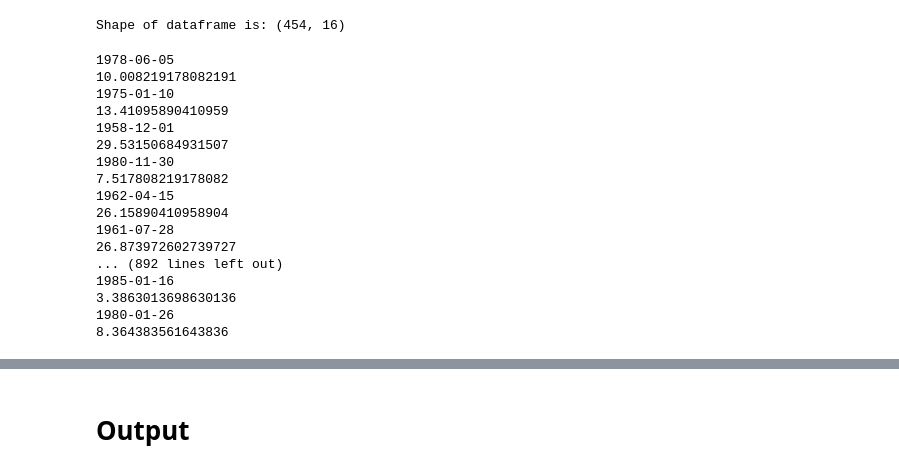
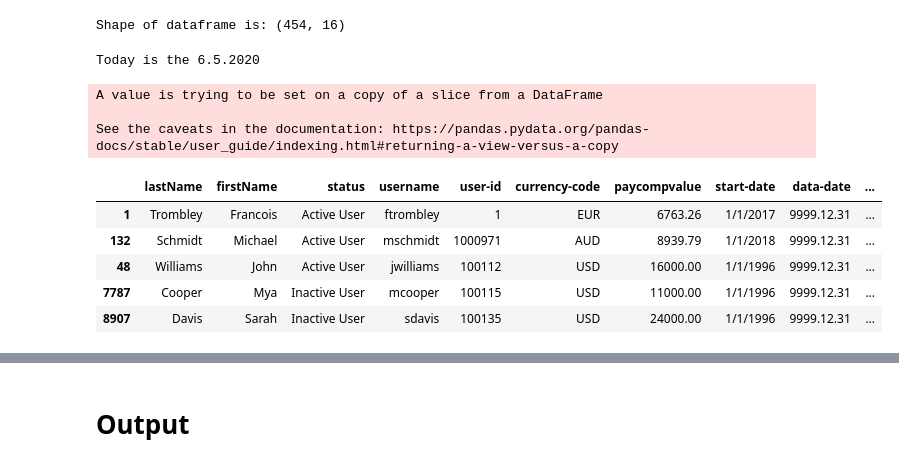
Before and after one commit to DimiDR/HRMachineLearning, a Jupyter notebook: SF_Data.ipynb, the cells around one changed output, grey strips where cells are left out. Drawn from its saved outputs; the diff is of its cells as text; code cells hidden in the pictures.

Commit message:
data clearing almost done

```diff
--- a/SF_Data.ipynb
+++ b/SF_Data.ipynb
@@ -111,34 +101,43 @@ df.drop(df[pd.isnull(df["date-of-birth"])].index, inplace=True)
 print("Shape of dataframe is: {}".format(df.shape))
 # %% [output]
 Shape of dataframe is: (454, 16)
+# %%
+#Set up todays day for further processing
+from datetime import datetime
+end_date = datetime.now()
+now_year = end_date.year
+now_month = end_date.month
+now_day = end_date.day
+print("Today is the {}.{}.{}".format(now_day, now_month, now_year ))
+# %% [output]
+Today is the 6.5.2020
 # %%
 import datetime
-# overwrite data-date with other date format for sorting
+df["left_at_age"] = ""
+
+# age when left the company
+# if still in the company then age now
 table = df["date-of-birth"].str.split(pat = "/")
+table_term = df["termination-date"].str.split(pat = "/")
 for i in df["date-of-birth"].index:
-    #s = pd.Series([table[i][2], table[i][0], table[i][1]]) # year, month, day
     birth_date = datetime.date(int(table[i][2]), int(table[i][0]), int(table[i][1])) # year, month, day
-    end_date = datetime.date(1988, 6, 5)
+    if df["status"][i] == "Active User":
+        end_date = datetime.date(now_year, now_month, now_day)
+    elif df["status"][i] == "Inactive User":
+        end_date = datetime.date(int(table_term[i][2]), int(table_term[i][0]), int(table_term[i][1])) # year, month, day
     time_difference = end_date - birth_date
-    age = time_difference.days
-    #df["data-date"][i] = s.str.cat(sep='.')
-    print(birth_date)
-    print(age / 365)
+    age_days = time_difference.days
+    age = int(age_days / 365)
+    df["left_at_age"][i] = age
+
+df.head()
 # %% [output]
-1978-06-05
-10.008219178082191
-1975-01-10
-13.41095890410959
-1958-12-01
-29.53150684931507
-1980-11-30
-7.517808219178082
-1962-04-15
-26.15890410958904
-1961-07-28
-26.873972602739727
-... (892 lines left out)
-1985-01-16
-3.3863013698630136
-1980-01-26
-8.364383561643836
+A value is trying to be set on a copy of a slice from a DataFrame
+
+See the caveats in the documentation: https://pandas.pydata.org/pandas-docs/stable/user_guide/indexing.html#returning-a-view-versus-a-copy
+|  | lastName | firstName | status | username | user-id | currency-code | paycompvalue | start-date | data-date | ... |
+| 1 | Trombley | Francois | Active User | ftrombley | 1 | EUR | 6763.26 | 1/1/2017 | 9999.12.31 | ... |
+| 132 | Schmidt | Michael | Active User | mschmidt | 1000971 | AUD | 8939.79 | 1/1/2018 | 9999.12.31 | ... |
+| 48 | Williams | John | Active User | jwilliams | 100112 | USD | 16000.00 | 1/1/1996 | 9999.12.31 | ... |
+| 7787 | Cooper | Mya | Inactive User | mcooper | 100115 | USD | 11000.00 | 1/1/1996 | 9999.12.31 | ... |
+| 8907 | Davis | Sarah | Inactive User | sdavis | 100135 | USD | 24000.00 | 1/1/1996 | 9999.12.31 | ... |
```
Also changed, not shown: parts of 6 cells of this notebook.
